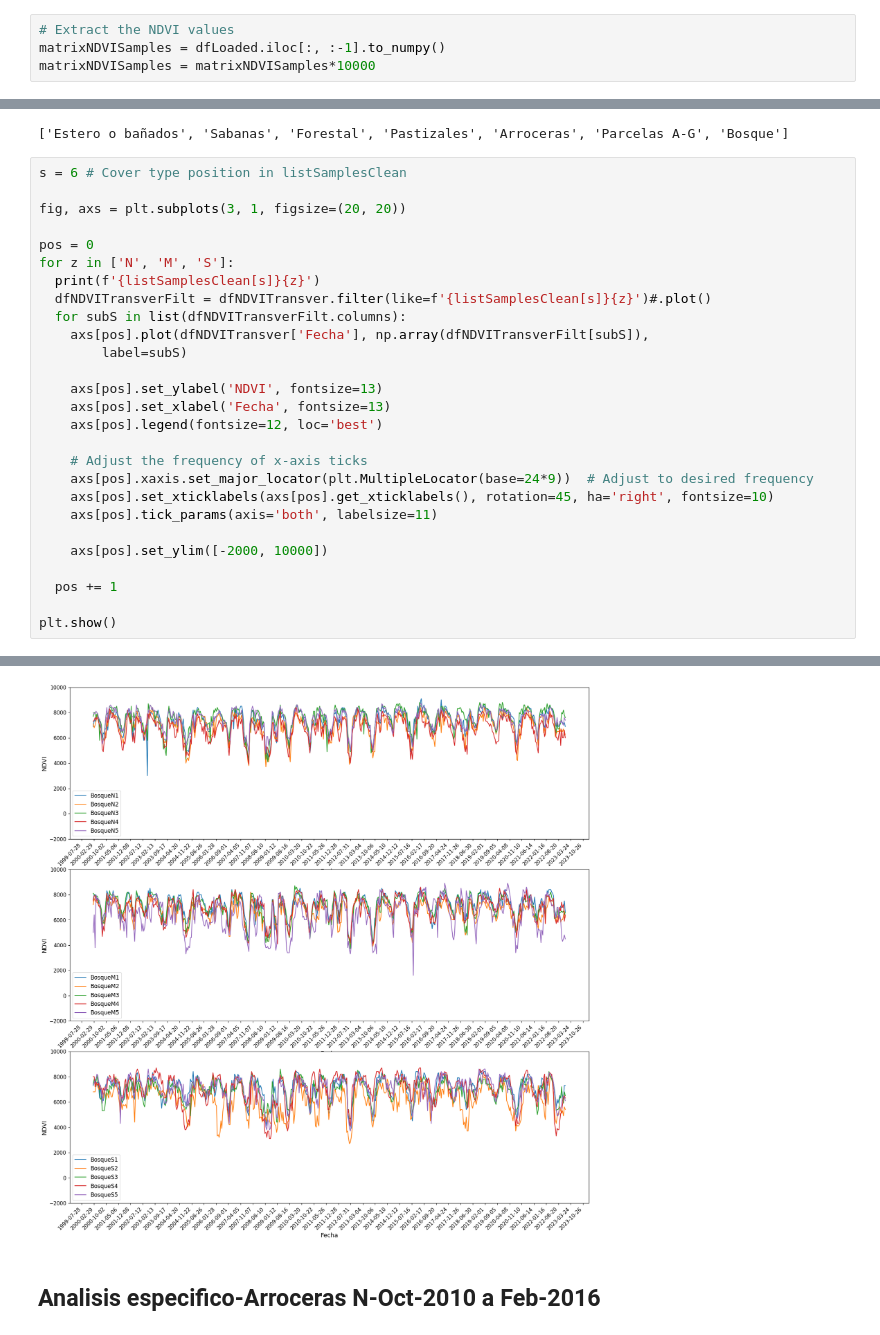
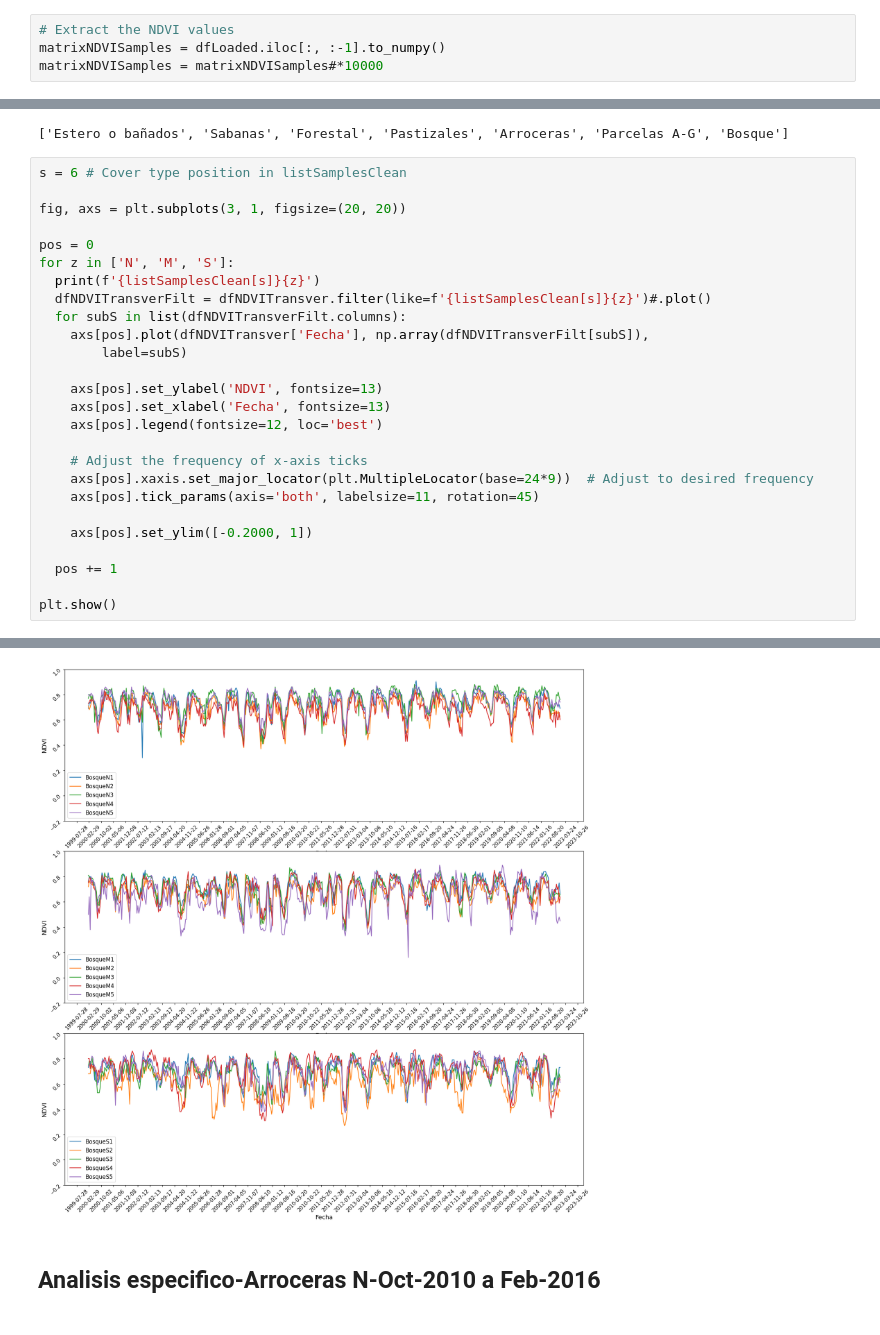
Before and after one commit to francobarrionuevoenv21/ClusteringPaddyFields_Fires_SanJavier, a Jupyter notebook: 03_CoverTypes2022_sampling.ipynb, the cells around one changed output, grey strips where cells are left out. Drawn from its saved outputs; the diff is of its cells as text.

```diff
--- a/03_CoverTypes2022_sampling.ipynb
+++ b/03_CoverTypes2022_sampling.ipynb
@@ -46,7 +46,7 @@ dfLoaded.head(10)
 # %%
 # Extract the NDVI values
 matrixNDVISamples = dfLoaded.iloc[:, :-1].to_numpy()
-matrixNDVISamples = matrixNDVISamples*10000
+matrixNDVISamples = matrixNDVISamples#*10000
 # %%
 # Get dates and cover types values
 listDates = list(dfLoaded.columns)
@@ -106,10 +106,9 @@ for z in ['N', 'M', 'S']:
 
     # Adjust the frequency of x-axis ticks
     axs[pos].xaxis.set_major_locator(plt.MultipleLocator(base=24*9))  # Adjust to desired frequency
-    axs[pos].set_xticklabels(axs[pos].get_xticklabels(), rotation=45, ha='right', fontsize=10)
-    axs[pos].tick_params(axis='both', labelsize=11)
+    axs[pos].tick_params(axis='both', labelsize=11, rotation=45)
 
-    axs[pos].set_ylim([-2000, 10000])
+    axs[pos].set_ylim([-0.2000, 1])
 
   pos += 1
 
@@ -121,4 +120,4 @@ BosqueS
-[figure, old version]
+[figure, new version]
 # %% [markdown]
 ## Analisis especifico-Arroceras N-Oct-2010 a Feb-2016
 # %%
```
Also changed, not shown: parts of 9 cells of this notebook.
